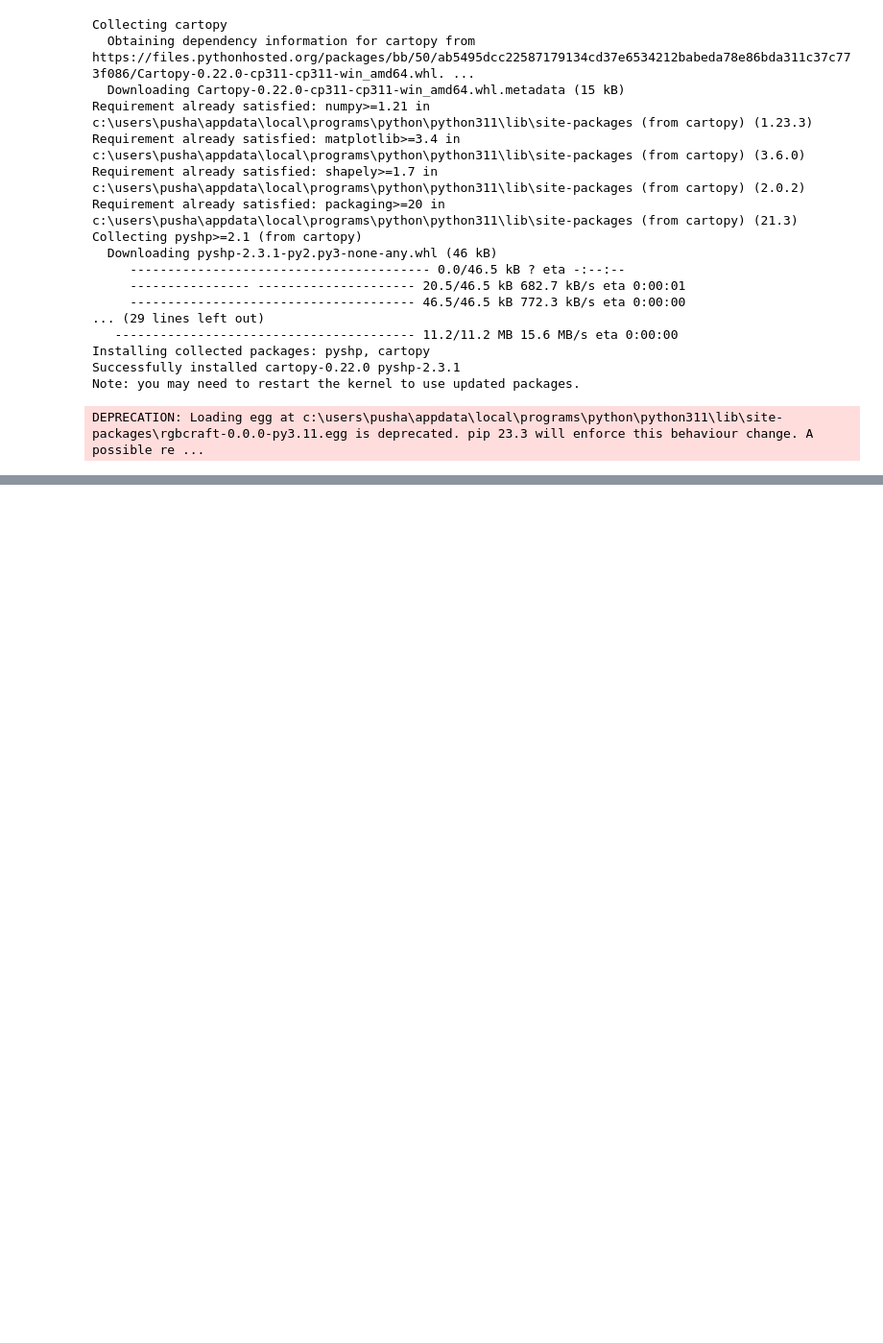
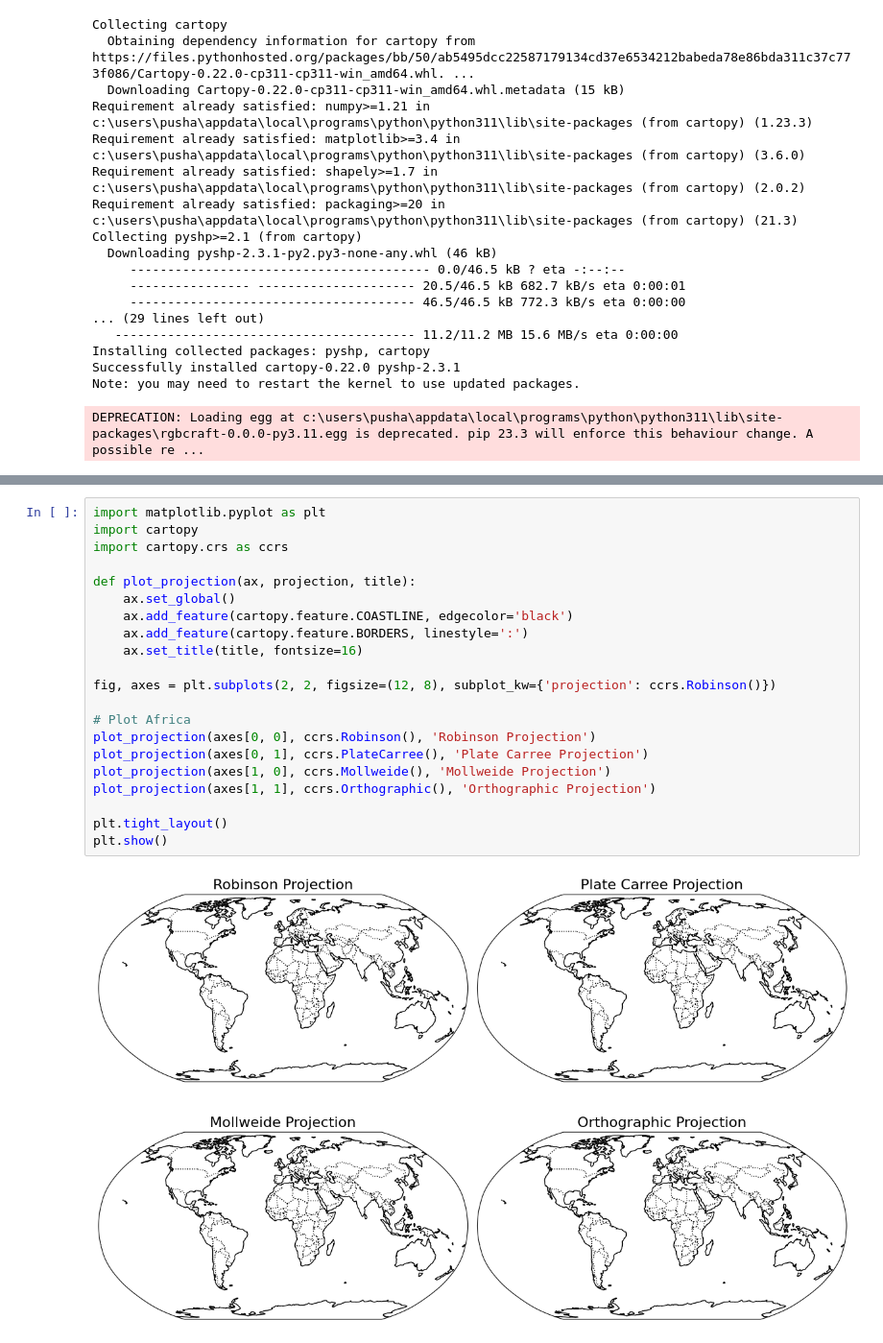
Before and after one commit to lyepustin/bookNLP, a Jupyter notebook: tests.ipynb, the cells around one changed output, grey strips where cells are left out. Shown at 96% size. Drawn from its saved outputs; the diff is of its cells as text; blank space fills up the shorter version.

```diff
--- a/tests.ipynb
+++ b/tests.ipynb
@@ -232,0 +275,23 @@ plt.show()
+# %%
+import matplotlib.pyplot as plt
+import cartopy
+import cartopy.crs as ccrs
+
+def plot_projection(ax, projection, title):
+    ax.set_global()
+    ax.add_feature(cartopy.feature.COASTLINE, edgecolor='black')
+    ax.add_feature(cartopy.feature.BORDERS, linestyle=':')
+    ax.set_title(title, fontsize=16)
+
+fig, axes = plt.subplots(2, 2, figsize=(12, 8), subplot_kw={'projection': ccrs.Robinson()})
+
+# Plot Africa
+plot_projection(axes[0, 0], ccrs.Robinson(), 'Robinson Projection')
+plot_projection(axes[0, 1], ccrs.PlateCarree(), 'Plate Carree Projection')
+plot_projection(axes[1, 0], ccrs.Mollweide(), 'Mollweide Projection')
+plot_projection(axes[1, 1], ccrs.Orthographic(), 'Orthographic Projection')
+
+plt.tight_layout()
+plt.show()
+# %% [output]
+[figure, added]
```
Also changed, not shown: parts of 2 cells of this notebook.
